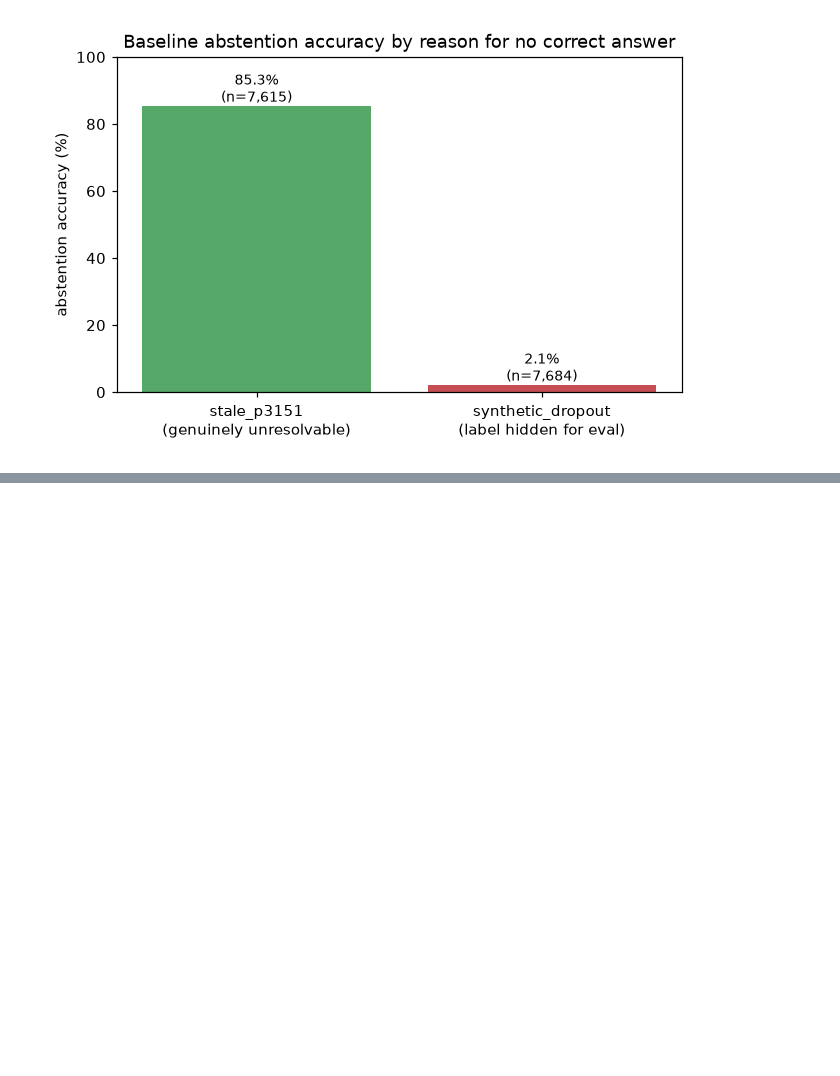
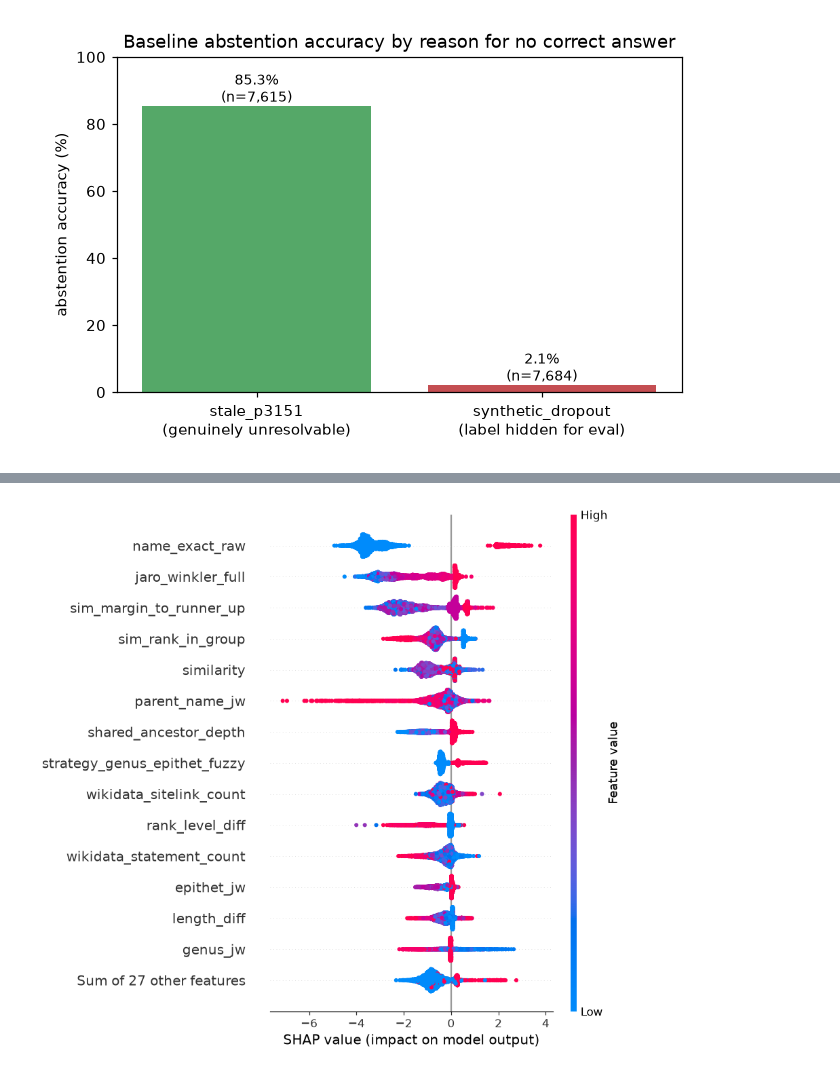
Before and after one commit to Livia-Rasp/xgboost-inat-wikidata-match, a Jupyter notebook: notebooks/01-report.ipynb, the cells around one changed output, grey strips where cells are left out. Saved outputs shown, nothing was run; the diff lists cells and outputs as text; code cells hidden in the pictures; blank space fills up the shorter version.

```diff
--- a/notebooks/01-report.ipynb
+++ b/notebooks/01-report.ipynb
@@ -630,0 +788,16 @@ plt.show()
+# %%
+import numpy as np
+import xgboost
+from src.train import DEFAULT_MODEL_DIR, _prepare_X
+
+model = xgboost.XGBClassifier()
+model.load_model(DEFAULT_MODEL_DIR / "binary_model.json")
+X = _prepare_X(features.sample(200, random_state=0))
+
+for feat, values in [("jaro_winkler_full", np.linspace(0, 1, 11)), ("kingdom_match", [0, 1]), ("shared_ancestor_depth", [0, 1, 2, 3])]:
+    violations = 0
+    for _, row in X.head(50).iterrows():
+        probs = [model.predict_proba(pd.DataFrame([{**row.to_dict(), feat: v}]))[0, 1] for v in values]
+        if any(probs[i] > probs[i + 1] + 1e-9 for i in range(len(probs) - 1)):
+            violations += 1
+    print(f"{feat}: {violations} violations / 50 rows")
@@ -630,0 +814,17 @@ plt.show()
+# %%
+import shap
+import matplotlib.pyplot as plt
+from src.train import FEATURE_COLUMNS
+
+sample = features.sample(5000, random_state=0)
+X_sample = _prepare_X(sample)
+explainer = shap.TreeExplainer(model)
+shap_values = explainer(X_sample)
+shap_values.feature_names = FEATURE_COLUMNS
+
+plt.figure(figsize=(8, 6))
+shap.plots.beeswarm(shap_values, show=False, max_display=15)
+plt.tight_layout()
+plt.show()
+# %% [output]
+[figure, added]
```
Also changed, not shown: parts of 17 cells of this notebook, 3 other files.
